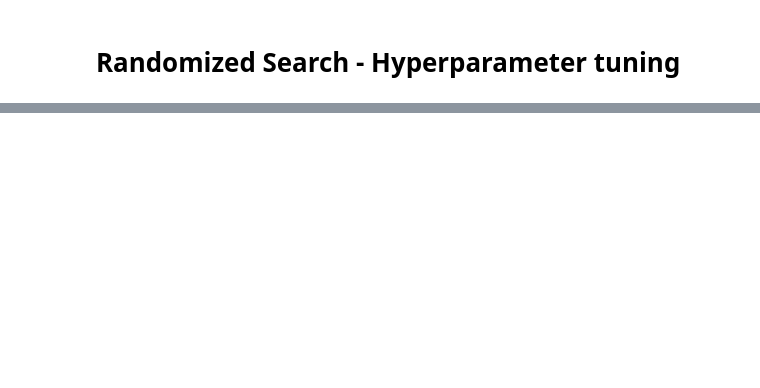
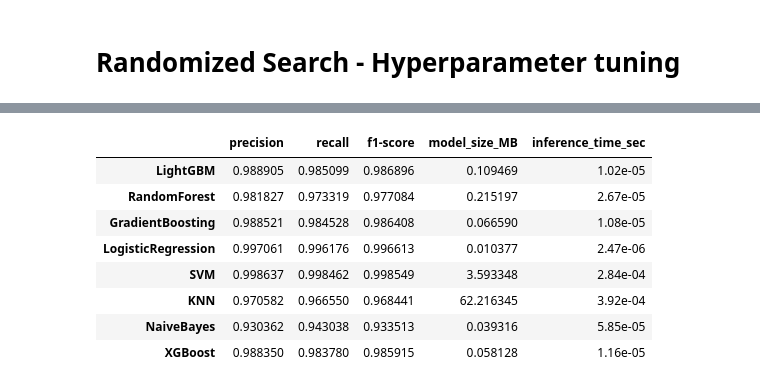
Before and after one commit to Yihao2001/elder_companion, a Jupyter notebook: RAG/memory_router/training_scripts/qa_training.ipynb, the cells around one changed output, grey strips where cells are left out. Drawn from its saved outputs; the diff is of its cells as text; code cells hidden in the pictures; blank space fills up the shorter version.

```diff
--- a/RAG/memory_router/training_scripts/qa_training.ipynb
+++ b/RAG/memory_router/training_scripts/qa_training.ipynb
@@ -163,13 +245,16 @@ df_test
 # Save model (Change directory accordingly)
 # %%
 # Save models
-with open("qa_xgb_hybrid_model.pkl", "wb") as f:
-    pickle.dump(xgb_model, f)
+with open("../model_weights/qa_log_reg_hybrid_model.pkl", "wb") as f:
+    pickle.dump(log_reg, f)
 
-with open("qa_tfidf_vectorizer.pkl", "wb") as f:
+with open("../model_weights/qa_tfidf_vectorizer.pkl", "wb") as f:
     pickle.dump(tfidf_vectorizer, f)
 
-with open("qa_sbert_model_name.pkl", "wb") as f:
-    pickle.dump('all-MiniLM-L6-v2', f)
+with open("../model_weights/qa_sbert_model_name.pkl", "wb") as f:
+    pickle.dump('google/embeddinggemma-300m', f)
+
+with open("../model_weights/qa_stacked_hybrid_model.pkl", "wb") as f:
+    pickle.dump(stack_model, f)
 
 print("Models and artifacts saved.")
@@ -225,0 +467,19 @@ print("Test accuracy:", accuracy_score(y_test, y_pred))
+# %%
+pd.reset_option('display.float_format')
+
+# Format only inference_time_sec
+styled_df = df_reports.style.format({
+    'inference_time_sec': '{:.2e}'
+})
+
+display(styled_df)
+# %% [output]
+|  | precision | recall | f1-score | model_size_MB | inference_time_sec |
+| LightGBM | 0.988905 | 0.985099 | 0.986896 | 0.109469 | 1.02e-05 |
+| RandomForest | 0.981827 | 0.973319 | 0.977084 | 0.215197 | 2.67e-05 |
+| GradientBoosting | 0.988521 | 0.984528 | 0.986408 | 0.066590 | 1.08e-05 |
+| LogisticRegression | 0.997061 | 0.996176 | 0.996613 | 0.010377 | 2.47e-06 |
+| SVM | 0.998637 | 0.998462 | 0.998549 | 3.593348 | 2.84e-04 |
+| KNN | 0.970582 | 0.966550 | 0.968441 | 62.216345 | 3.92e-04 |
+| NaiveBayes | 0.930362 | 0.943038 | 0.933513 | 0.039316 | 5.85e-05 |
+| XGBoost | 0.988350 | 0.983780 | 0.985915 | 0.058128 | 1.16e-05 |
```
Also changed, not shown: parts of 13 cells of this notebook, 18 other files.
